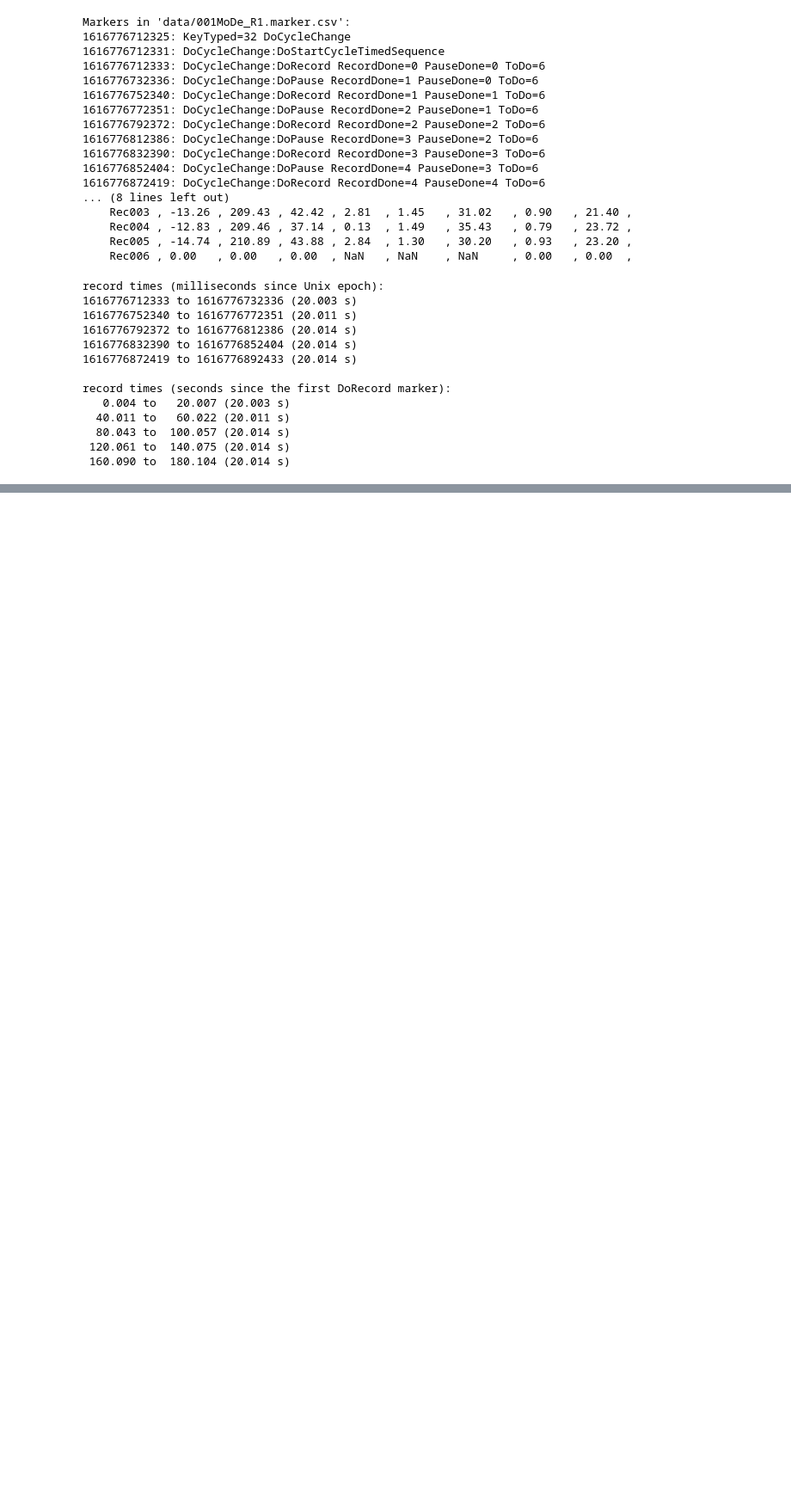
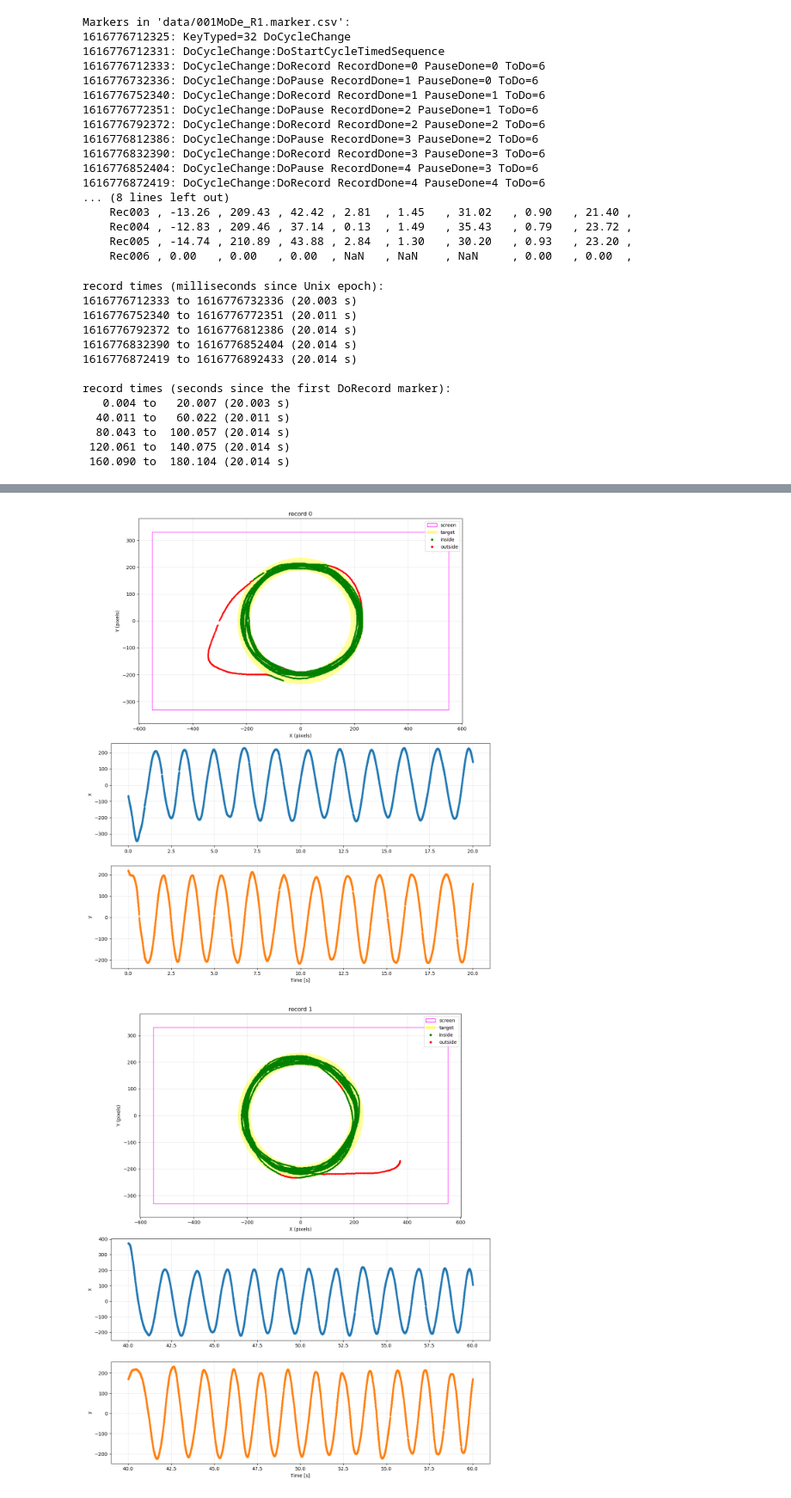
Before and after one commit to AlexisLag-student/IEAP-CircularTask, a Jupyter notebook: CircularTask.ipynb, the cells around one changed output, grey strips where cells are left out. Shown at 86% size. Cells and saved outputs as stored; diff of their text form; code cells hidden in the pictures; blank space fills up the shorter version.

Commit message:
Done together with Antoine
Added the plot of X and Y position with all segments and for each segment

```diff
--- a/CircularTask.ipynb
+++ b/CircularTask.ipynb
@@ -593,0 +753,63 @@ Rec005 , 14.88 , 214.14 , 104.52 ,    3.56 ,   1.34 ,    3.69 ,   0.93 ,    2.75
+# %%
+import matplotlib.pyplot as plt
+import matplotlib.patches as patches
+from matplotlib.lines import Line2D
+
+sw, sh = 1104, 661
+r_ext = 250 - 16
+r_int = 170 + 16
+
+for idx, seg in enumerate(segments_table, start=1):
+    x = seg['x_data']
+    y = seg['y_data']
+    target = seg['mouseInTarget']
+    t = seg['t_rel']
+
+
+    fig, (ax1, ax2, ax3) = plt.subplots(
+        3, 1, figsize=(12, 14),
+        gridspec_kw={'height_ratios': [2, 1, 1]},
+        sharex=False
+    )
+
+
+    ax1.add_patch(patches.Rectangle((-sw/2, -sh/2), sw, sh, fill=False, edgecolor='#FF00FF', linewidth=1))
+    ax1.add_patch(plt.Circle((0,0), r_ext, color='yellow', alpha=0.4))
+    ax1.add_patch(plt.Circle((0,0), r_int, color='white'))
+
+    mask_ok = (target == 1)
+    if np.any(~mask_ok): ax1.scatter(x[~mask_ok], y[~mask_ok], c='red', s=6, zorder=2)
+    if np.any(mask_ok): ax1.scatter(x[mask_ok], y[mask_ok], c='green', s=6, zorder=3)
+
+    ax1.set_xlim(-sw/2 -50, sw/2+50)
+    ax1.set_ylim(-sh/2 -50, sh/2+50)
+    ax1.set_aspect('equal')
+    ax1.set_xlabel("X (pixels)")
+    ax1.set_ylabel("Y (pixels)")
+    ax1.set_title(f"record {idx-1}")
+    legend = [
+        patches.Patch(facecolor='none', edgecolor='#FF00FF', label='screen'),
+        patches.Patch(facecolor='yellow', alpha=0.4, label='target'),
+        Line2D([0], [0], marker='o', color='w', markerfacecolor='green', label='inside'),
+        Line2D([0], [0], marker='o', color='w', markerfacecolor='red', label='outside')
+    ]
+    ax1.legend(handles=legend, loc='upper right')
+    ax1.grid(True, alpha=0.3)
+
+
+    ax2.plot(t, x, linestyle='-', marker=".", color='tab:blue', linewidth=1)
+    ax2.set_ylabel("x")
+    ax2.grid(True, alpha=0.3)
+
+
+
+    ax3.plot(t, -y, linestyle='-', marker=".", color='tab:orange', linewidth=1)
+    ax3.set_xlabel("Time [s]")
+    ax3.set_ylabel("y")
+    ax3.grid(True, alpha=0.3)
+
+    plt.tight_layout()
+    plt.show()
+# %% [output]
+[figure, added]
+[figure, added]
```
Also changed, not shown: parts of 8 cells of this notebook.
